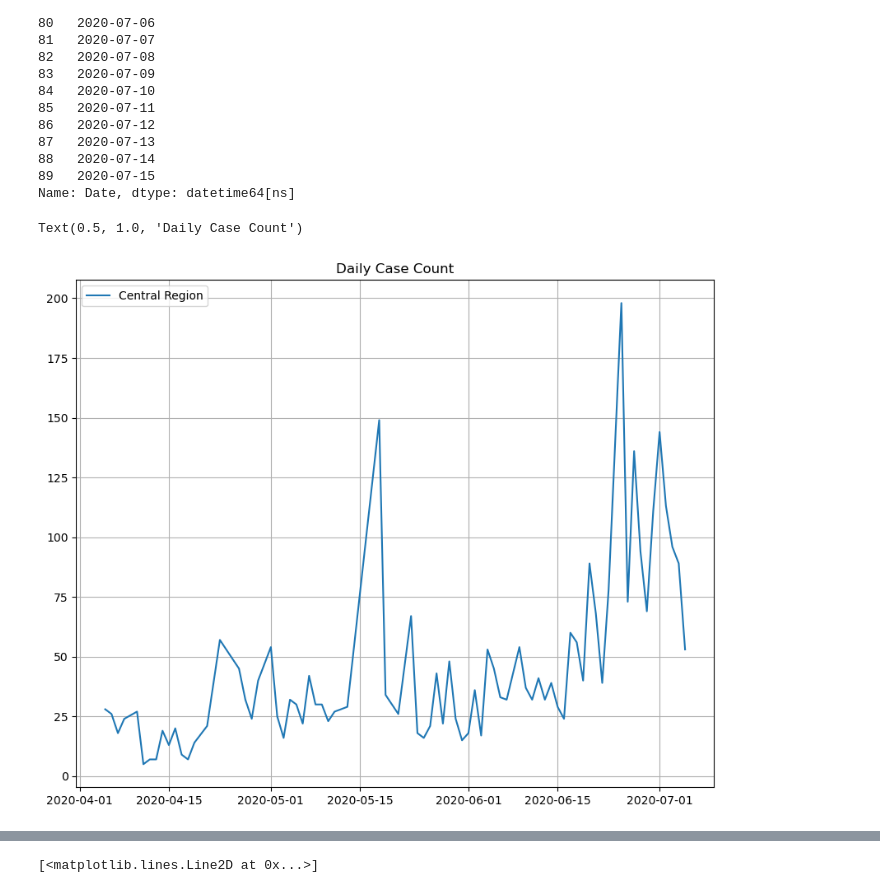
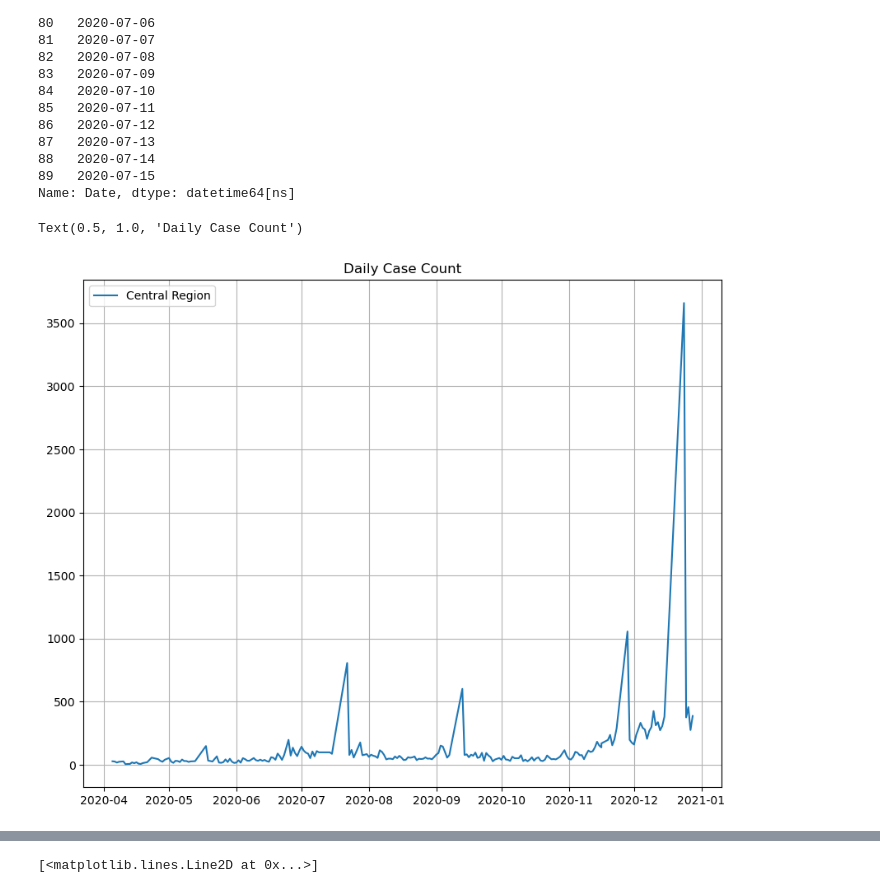
Before and after one commit to kazi0302/COVID-19-Modeling-and-Parameter-Fitting, a Jupyter notebook: Data/Data_Cleaning->Not_In_Use.ipynb, the cells around one changed output, grey strips where cells are left out. Cells and saved outputs as stored; diff of their text form; code cells hidden in the pictures.

```diff
--- a/Data/Data_Cleaning->Not_In_Use.ipynb
+++ b/Data/Data_Cleaning->Not_In_Use.ipynb
@@ -105,32 +105,32 @@ Name: Date, dtype: datetime64[ns]
 # ax1.plot(north_central['Date'][75:90], north_central_daily_total[75:90], label = 'North Central Region')
 # ax1.plot(north_coastal['Date'][75:90], north_coastal_daily_total[75:90], label = 'North Costal Region')
 # ax1.plot(north_inland['Date'][75:90], north_inland_daily_total[75:90], label = 'North Inland Region')
 # ax1.plot(south['Date'][75:90], south_daily_total[75:90], label = 'South Region')
 # ax1.grid()
 # ax1.legend()
 # ax1.set_title('Daily Total Rate (Surpressed)')
 
 # Plot Raw and Total daily cases
 fig, ax2 = plt.subplots(figsize = (10, 8))
 # ax1.plot(central['Date'], central_daily_total, label = 'Central Region')
 # ax1.plot(east['Date'], east_daily_total, label = 'East Region')
 # ax1.plot(north_central['Date'], north_central_daily_total, label = 'North Central Region')
 # ax1.plot(north_coastal['Date'], north_coastal_daily_total, label = 'North Costal Region')
 # ax1.plot(north_inland['Date'], north_inland_daily_total, label = 'North Inland Region')
 # ax1.plot(south['Date'], south_daily_total, label = 'South Region')
 # ax1.grid()
 # ax1.legend()
 # ax1.set_title('Daily Total Rate (Surpressed)')
 
-ax2.plot(central['Date'][:80], central_daily_raw[:80], label = 'Central Region')
+ax2.plot(central['Date'], central_daily_raw, label = 'Central Region')
 # ax2.plot(east['Date'][:80], east_daily_raw[:80], label = 'East Region')
 # ax2.plot(north_central['Date'], north_central_daily_raw, label = 'North Central Region')
 # ax2.plot(north_coastal['Date'], north_coastal_daily_raw, label = 'North Costal Region')
 # ax2.plot(north_inland['Date'], north_inland_daily_raw, label = 'North Inland Region')
 # ax2.plot(south['Date'], south_daily_raw, label = 'South Region')
 ax2.grid()
 ax2.legend()
 ax2.set_title('Daily Case Count')
 # %% [output]
 Text(0.5, 1.0, 'Daily Case Count')
-[figure, old version]
+[figure, new version]
```
Also changed, not shown: parts of 1 cell of this notebook, 4 other files.
